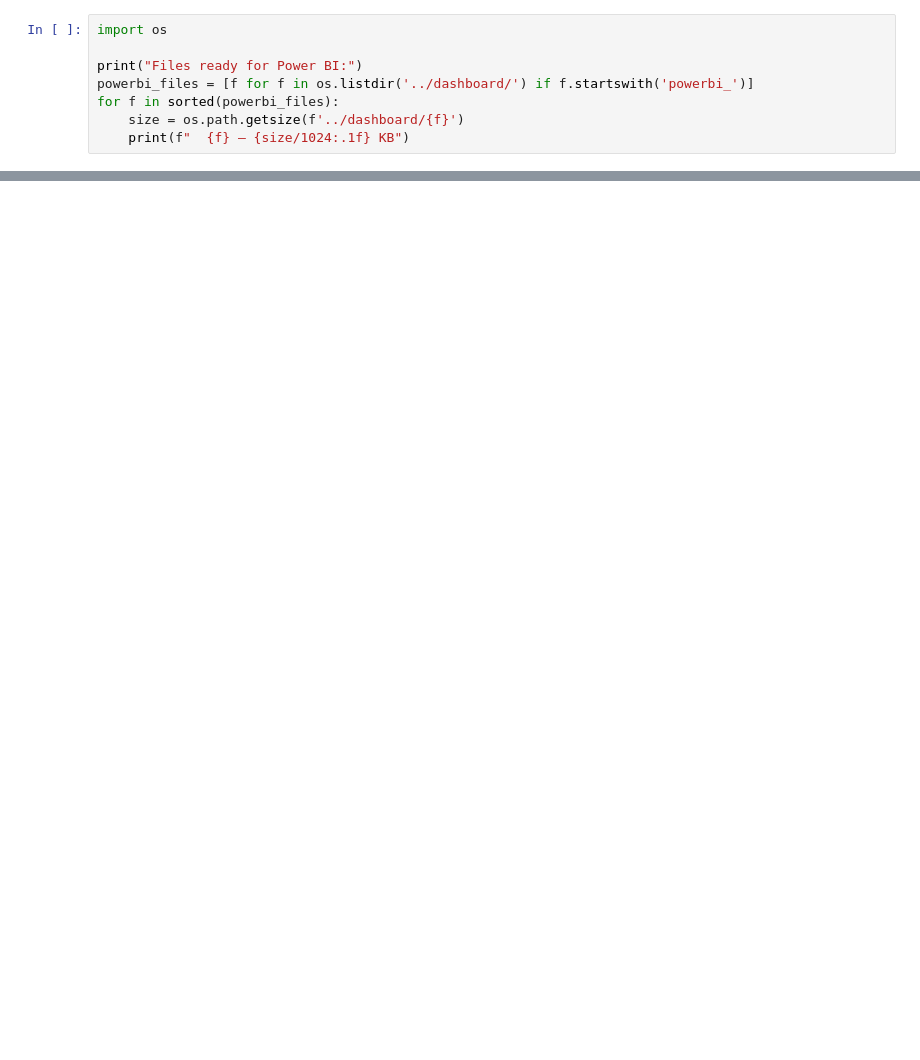
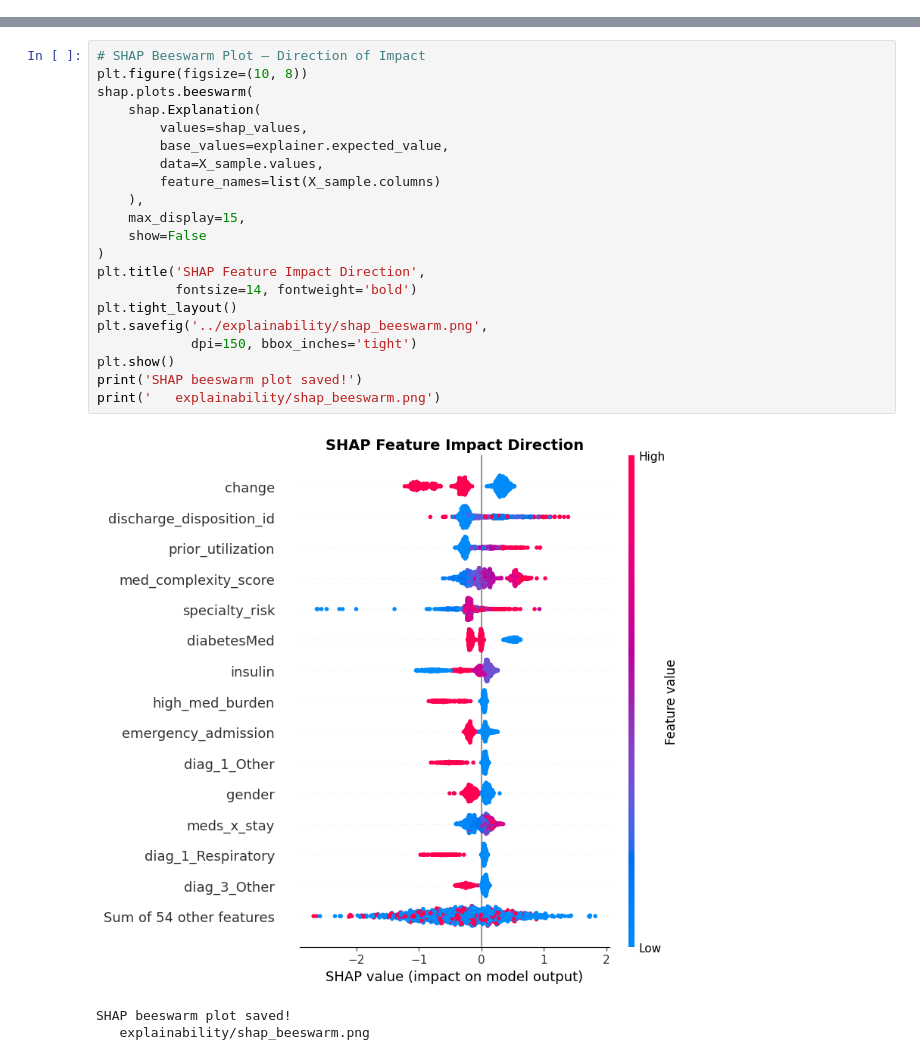
Before and after one commit to nandinireddy2701/Diabetic_readmission_prediction, a Jupyter notebook: notebooks/05_explainability.ipynb, the cells around one changed output, grey strips where cells are left out. Cells and saved outputs as stored; diff of their text form; blank space fills up the shorter version.

```diff
--- a/notebooks/05_explainability.ipynb
+++ b/notebooks/05_explainability.ipynb
@@ -512,8 +0,0 @@ After Hyperparameter Tuning   0.6362  0.0364     GridSearchCV best params
-# %%
-import os
-
-print("Files ready for Power BI:")
-powerbi_files = [f for f in os.listdir('../dashboard/') if f.startswith('powerbi_')]
-for f in sorted(powerbi_files):
-    size = os.path.getsize(f'../dashboard/{f}')
-    print(f"  {f} — {size/1024:.1f} KB")
@@ -526,0 +229,25 @@ Files ready for Power BI:
+# %%
+# SHAP Beeswarm Plot — Direction of Impact
+plt.figure(figsize=(10, 8))
+shap.plots.beeswarm(
+    shap.Explanation(
+        values=shap_values,
+        base_values=explainer.expected_value,
+        data=X_sample.values,
+        feature_names=list(X_sample.columns)
+    ),
+    max_display=15,
+    show=False
+)
+plt.title('SHAP Feature Impact Direction',
+          fontsize=14, fontweight='bold')
+plt.tight_layout()
+plt.savefig('../explainability/shap_beeswarm.png',
+            dpi=150, bbox_inches='tight')
+plt.show()
+print('SHAP beeswarm plot saved!')
+print('   explainability/shap_beeswarm.png')
+# %% [output]
+[figure, added]
+SHAP beeswarm plot saved!
+   explainability/shap_beeswarm.png
```
Also changed, not shown: parts of 39 cells of this notebook, 9 other files.
